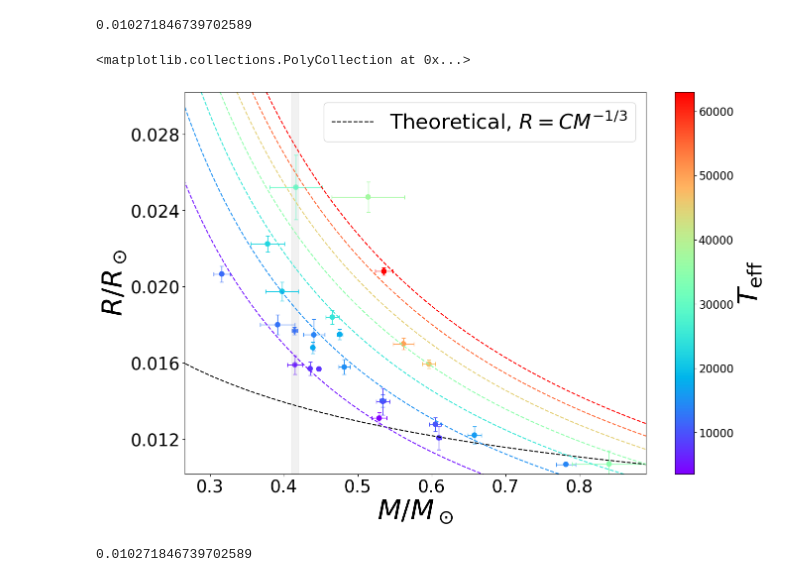
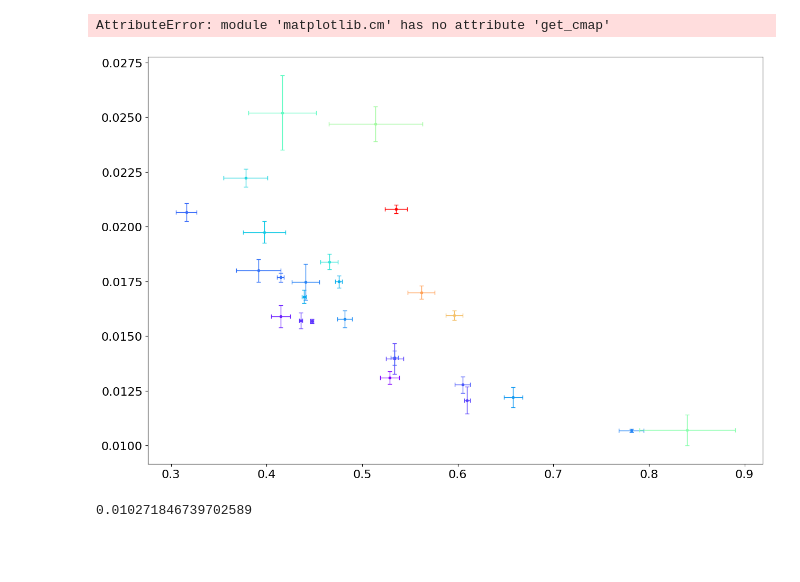
Before and after one commit to jin981016/WD_data_cord, a Jupyter notebook: Reviewer_plot.ipynb, the cells around one changed output. Drawn from its saved outputs; the diff is of its cells as text; code cells hidden in the pictures; blank space fills up the shorter version.

```diff
--- a/Reviewer_plot.ipynb
+++ b/Reviewer_plot.ipynb
@@ -7,8 +7,8 @@ from scipy import linalg
 from scipy import stats
 from scipy import optimize
 import time
-from tqdm.notebook import tqdm
-All = pd.read_csv(r'C:/Users/wlsdl/OneDrive/바탕 화면/Jin/White Dwarf/all.txt',delim_whitespace=True,header=0)
+# from tqdm.notebook import tqdm
+All = pd.read_csv(r'/home/jin/바탕화면/WD_data_cord/all.txt',sep = '\s+',header=0)
 plt.rcParams['font.size'] = '16'
 T,R,M,Rerr, Merr,Terr = All['Teff'].to_numpy(),All['Radius'].to_numpy() ,All['Mass'].to_numpy() ,All['Rerr'].to_numpy() ,All['Merr'].to_numpy(),All['Terr'].to_numpy()
 g = All['g_mag'].to_numpy()
@@ -69,49 +69,50 @@ R2_std = Rel_2(xx,0,alpha_std,beta_std,T0_std,R_std)
 
 time_color = plt.cm.rainbow((T - T.min()) / (T.max() - T.min()))
 # %%
+import matplotlib.cm as cm
+
 fig = plt.figure(1,figsize=(15,10))
 
 for x, y, Me,Re,color in zip(M, R, Merr, Rerr,time_color):
     plt.plot(x, y, '.', color=color)
     plt.errorbar(x, y, xerr= Me,yerr=Re ,lw=1, capsize=3, color=color)
 
-cm = plt.cm.get_cmap('rainbow')
+cm = cm.get_cmap('rainbow')
 sc = plt.scatter(M, R, c=T, vmin=T.min(), vmax=T.max(), s=50, cmap=cm)
 
 colorbar = plt.colorbar(sc)
 label = colorbar.set_label('$ T_\mathrm{eff}$', size=40)
 plt.xlabel(r"$M / M_\odot$",fontsize=40)
 plt.ylabel(r'$R/R_\odot$',fontsize=40)
 plt.ylim(R.min()-0.0005 , R.max()+0.005)
 plt.yticks(np.linspace(0.012,0.028,5))
 plt.xticks(np.arange(0.3,0.9,0.1))
 plt.xlim(M.min()-0.05,M.max()+0.05)
 TT = np.linspace(5000,65000,7)
 def EOS(m,z):
     aa = (m_s)**(-1/3) / r_s
     pp = aa*kk_e*mp**(-5/3)
     k = pp*z**(5/3)
     print(k)
     return k * m **(-1/3)
 # xx = np.linspace(M.min(),M.max(),100)
 yy_th = EOS(xx,0.5)
 # yy_th = 0.01 *(xx)**(-1/3)
 plt.plot(xx,yy_th,'k--',label=r'Theoretical, $R = C M^{-1/3}$') # ,label=r'Theoretical, $R = C M^{-1/3}$'
 # TT = np.append(5000,TT)
 for i in TT:
     color = cm((i - T.min()) / (T.max() - T.min()))  # 컬러맵에서 색상 가져오기
     R2_chi = Rel_2(xx, i, alpha_chi, beta_chi, T0_chi, R_chi)
     plt.plot(xx, R2_chi, linestyle='--', color=color)
 
 xx_g = np.linspace(0.41,0.42,100)
 legend = plt.legend(fontsize=30,loc='upper right')
 plt.tick_params(axis='x', labelsize=25)
 plt.tick_params(axis='y', labelsize=25)
 plt.fill_between(xx_g, R.min()-0.0005, R.max()+0.005, color='lightgray', alpha=0.3)
 # %% [output]
-0.010271846739702589
+AttributeError: module 'matplotlib.cm' has no attribute 'get_cmap'
-<matplotlib.collections.PolyCollection at 0x...>
-[figure, old version]
+[figure, new version]
 # %%
 #convert time to a color tuple using the colormap used for scatter
 fig = plt.figure(1,figsize=(15,10))
```
Also changed, not shown: 1 other file.
